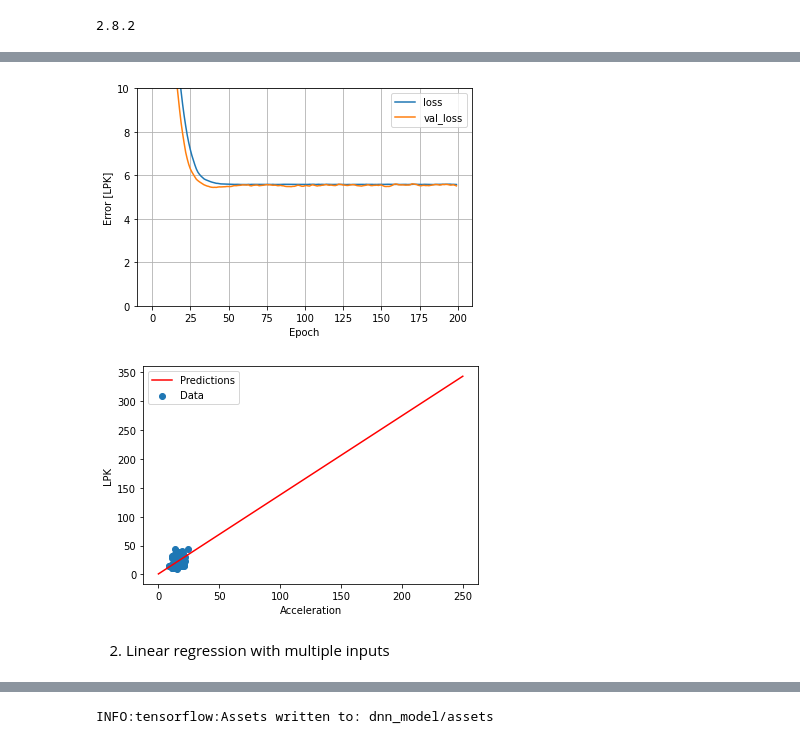
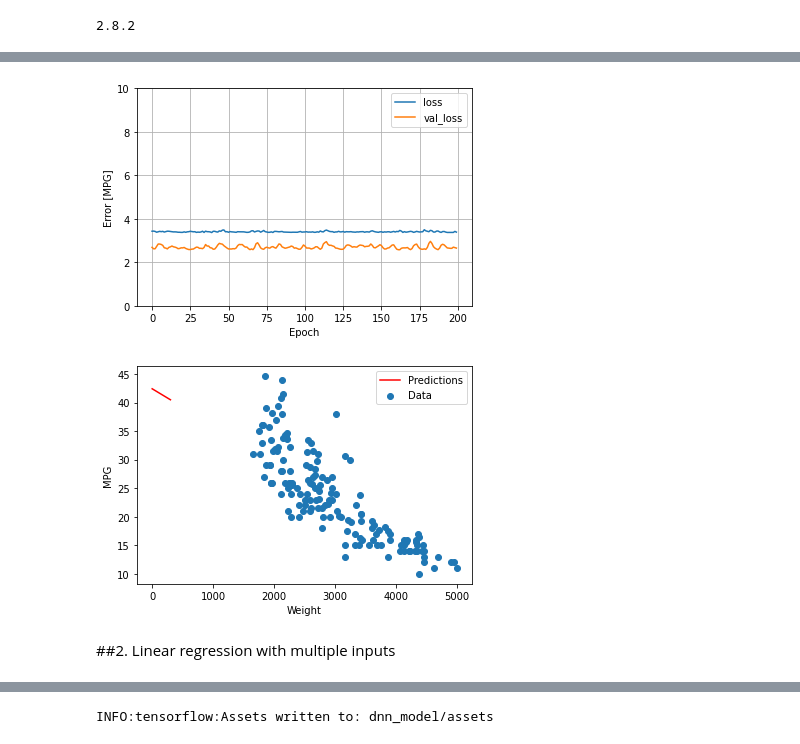
Before and after one commit to SuperYoungCoder/Machine-Learning-with-Python-Tensorflow, a Jupyter notebook: linear_regression.ipynb, the cells around one changed output, grey strips where cells are left out. Drawn from its saved outputs; the diff is of its cells as text; code cells hidden in the pictures.

```diff
--- a/linear_regression.ipynb
+++ b/linear_regression.ipynb
@@ -130,6 +127,6 @@ train_dataset.describe().transpose()
 
 train_features = train_dataset.copy()
 test_features = test_dataset.copy()
-train_labels = train_features.pop('LPK')
-test_labels = test_features.pop('LPK')
+train_labels = train_features.pop('MPG')
+test_labels = test_features.pop('MPG')
 # %% [markdown]
@@ -175,14 +169,14 @@ III. Linear regression
 # %%
-acceleration = np.array(train_features['Acceleration'])
+weight = np.array(train_features['Weight'])
 
-acceleration_normalizer = layers.Normalization(input_shape=[1,], axis=None)
-acceleration_normalizer.adapt(acceleration)
+weight_normalizer = layers.Normalization(input_shape=[1,], axis=None)
+weight_normalizer.adapt(weight)
 
 # The Keras Sequential model
-acceleration_model = tf.keras.Sequential([
-    acceleration_normalizer,
+weight_model = tf.keras.Sequential([
+    weight_normalizer,
     layers.Dense(units=1)
 ])
 
-acceleration_model.summary()
+weight_model.summary()
 # %% [output]
@@ -227,12 +221,12 @@ array([[-0.246],
 # %%
-acceleration_model.compile(
-    optimizer=tf.optimizers.Adam(learning_rate=0.1),
+weight_model.compile(
+    optimizer=tf.optimizers.Adam(learning_rate=0.4),
     loss='mean_absolute_error')
 # %%
 # Training
-%%time
-history = acceleration_model.fit(
-    train_features['Acceleration'],
+%%%time
+history = weight_model.fit(
+    train_features['Weight'],
     train_labels,
     epochs=200,
     verbose=0,
@@ -259,12 +253,12 @@ def plot_loss(history):
   plt.plot(history.history['val_loss'], label='val_loss')
   plt.ylim([0, 10])
   plt.xlabel('Epoch')
-  plt.ylabel('Error [LPK]')
+  plt.ylabel('Error [MPG]')
   plt.legend()
   plt.grid(True)
 plot_loss(history)
 # %% [output]
-[figure, old version]
+[figure, new version]
 # %%
 test_results = {}
 
@@ -273,19 +267,19 @@ test_results['acceleration_model'] = acceleration_model.evaluate(
     test_labels, verbose=0)
 # %%
-x = tf.linspace(0.0, 250, 251)
-y = acceleration_model.predict(x)
+x = tf.linspace(0.0, 300, 301)
+y = weight_model.predict(x)
 
-def plot_acceleration(x, y):
-  plt.scatter(train_features['Acceleration'], train_labels, label='Data')
+def plot_weight(x, y):
+  plt.scatter(train_features['Weight'], train_labels, label='Data')
   plt.plot(x, y, color='r', label='Predictions')
-  plt.xlabel('Acceleration')
-  plt.ylabel('LPK')
+  plt.xlabel('Weight')
+  plt.ylabel('MPG')
   plt.legend()
-plot_acceleration(x, y)
+plot_weight(x, y)
 # %% [output]
-[figure, old version]
+[figure, new version]
 # %% [markdown]
-2. Linear regression with multiple inputs
+##2. Linear regression with multiple inputs
 # %%
 # Linear regression with multiple inputs
 linear_model = tf.keras.Sequential([
```
Also changed, not shown: parts of 50 cells of this notebook.
